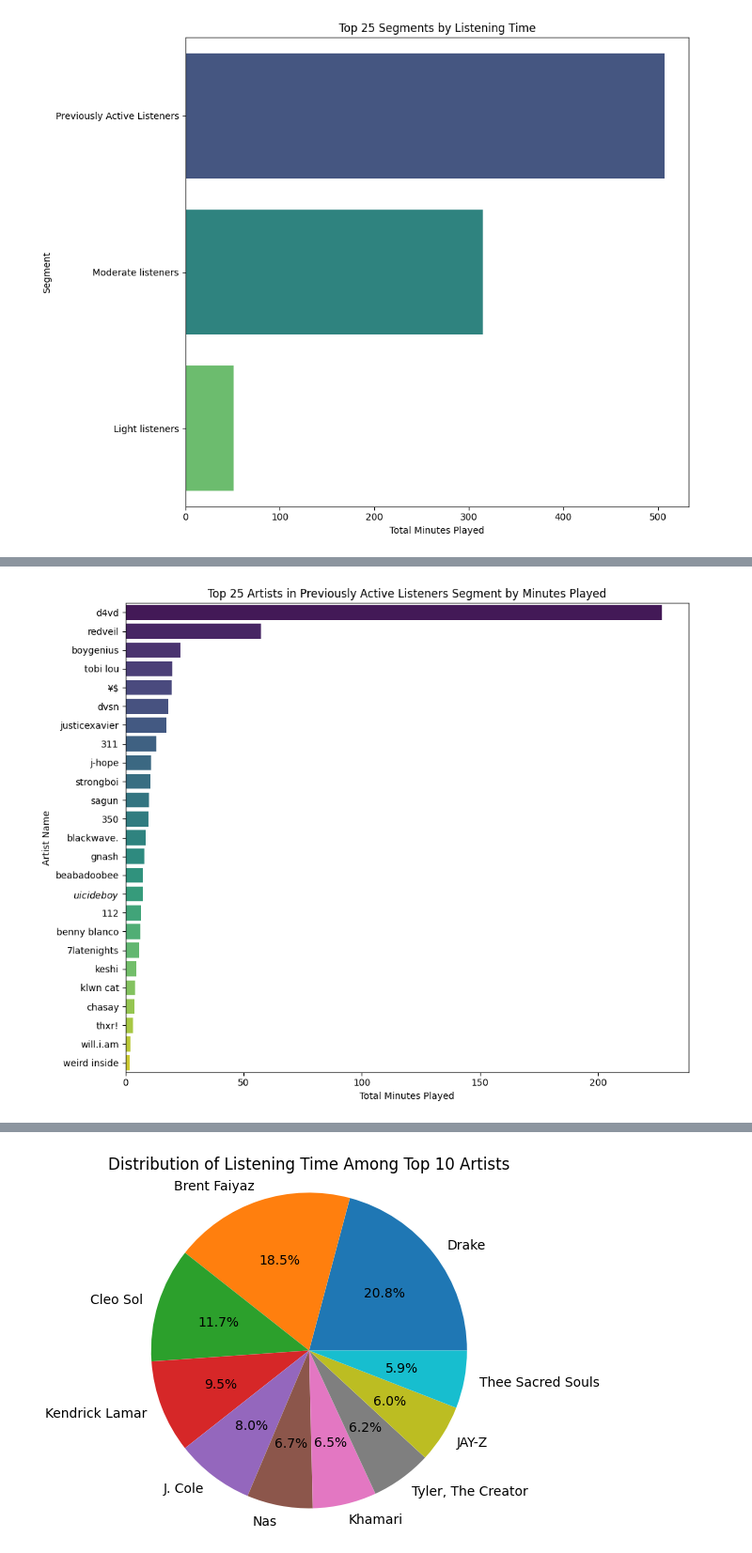
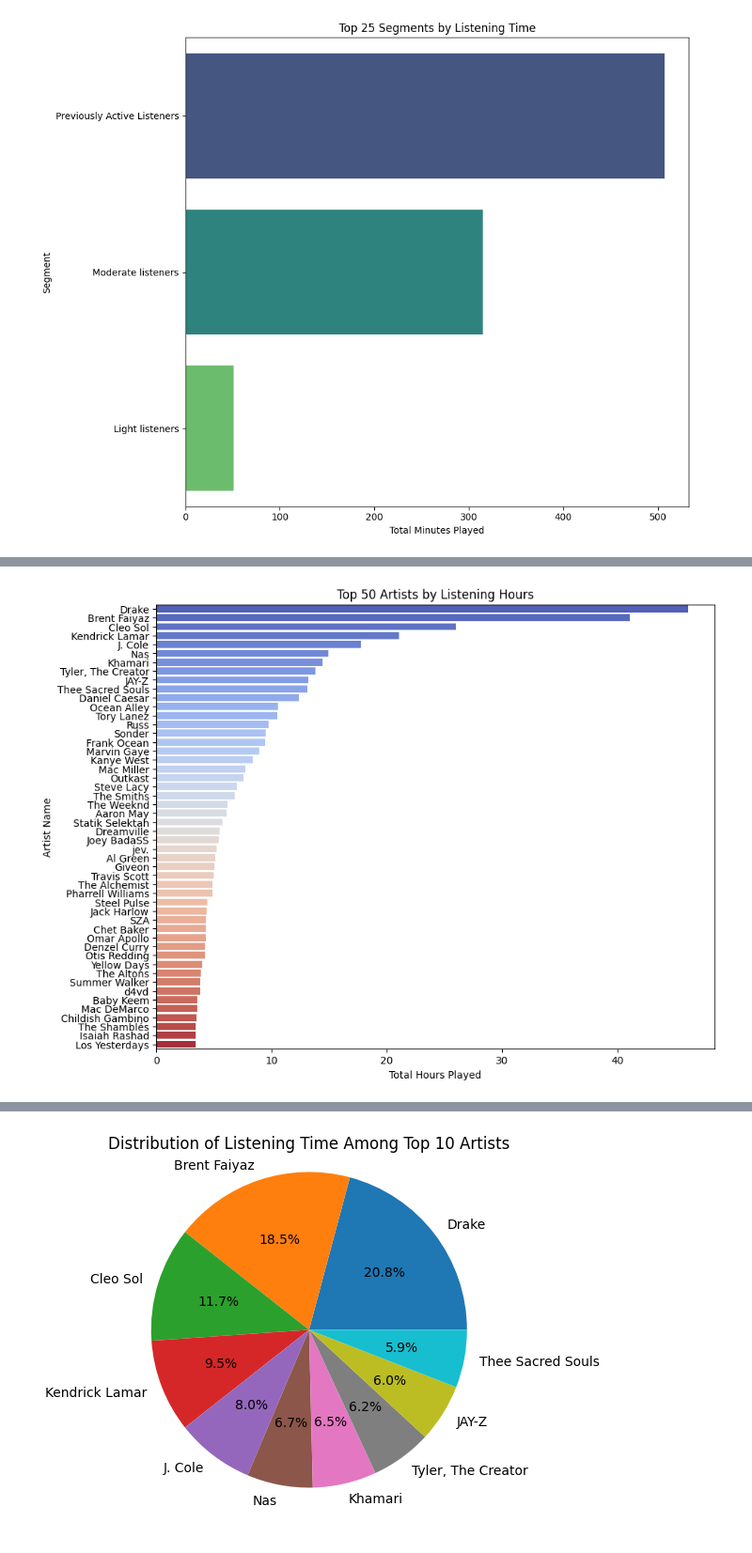
Before and after one commit to robertmounce/Python_Portfolio, a Jupyter notebook: my-own-spotify-wrap.ipynb, the cells around one changed output, grey strips where cells are left out. Shown at 94% size. Drawn from its saved outputs; the diff is of its cells as text; code cells hidden in the pictures.

```diff
--- a/my-own-spotify-wrap.ipynb
+++ b/my-own-spotify-wrap.ipynb
@@ -207,15 +179,0 @@ plt.show()
-# %%
-# Ensure 'endTime' is in datetime format and 'minutesPlayed' is calculated
-# Convert 'msPlayed' to minutes if you haven't done so already
-streaming_history_df['minutesPlayed'] = streaming_history_df['msPlayed'] / 60000
-
-# Plotting
-plt.figure(figsize=(10, 6))
-plt.scatter(streaming_history_df['endTime'], streaming_history_df['minutesPlayed'], alpha=0.6)
-plt.title('Length of Sessions Over Time')
-plt.xlabel('Date and Time')
-plt.ylabel('Minutes Played')
-plt.xticks(rotation=45)
-plt.tight_layout()  # Adjust layout for the x-axis labels
-
-plt.show()
@@ -266,13 +247,19 @@ plt.show()
 # %%
-# Focusing on the top 25 artists for clarity
-top_25_artists = artist_listen_minutes_sorted.head(25)
+# Group by artist and sum the minutes played
+artist_listen_minutes = merged_df.groupby('artistName')['minutesPlayed'].sum().reset_index()
 
+# Convert minutesPlayed to hours
+artist_listen_minutes['hoursPlayed'] = artist_listen_minutes['minutesPlayed'] / 60
+
+# Get the top 50 artists by listening hours
+top_50_artists = artist_listen_minutes.sort_values(by='hoursPlayed', ascending=False).head(50)
+
+# Plotting
 plt.figure(figsize=(10, 8))
-sns.barplot(x='minutesPlayed', y='artistName', data=top_25_artists, palette='viridis')
-plt.title('Top 25 Artists in Previously Active Listeners Segment by Minutes Played')
-plt.xlabel('Total Minutes Played')
+sns.barplot(x='hoursPlayed', y='artistName', data=top_50_artists, palette='coolwarm')
+plt.title('Top 50 Artists by Listening Hours')
+plt.xlabel('Total Hours Played')
 plt.ylabel('Artist Name')
-plt.tight_layout()
 plt.show()
 # %% [output]
-[figure, old version]
+[figure, new version]
```
Also changed, not shown: parts of 27 cells of this notebook.
